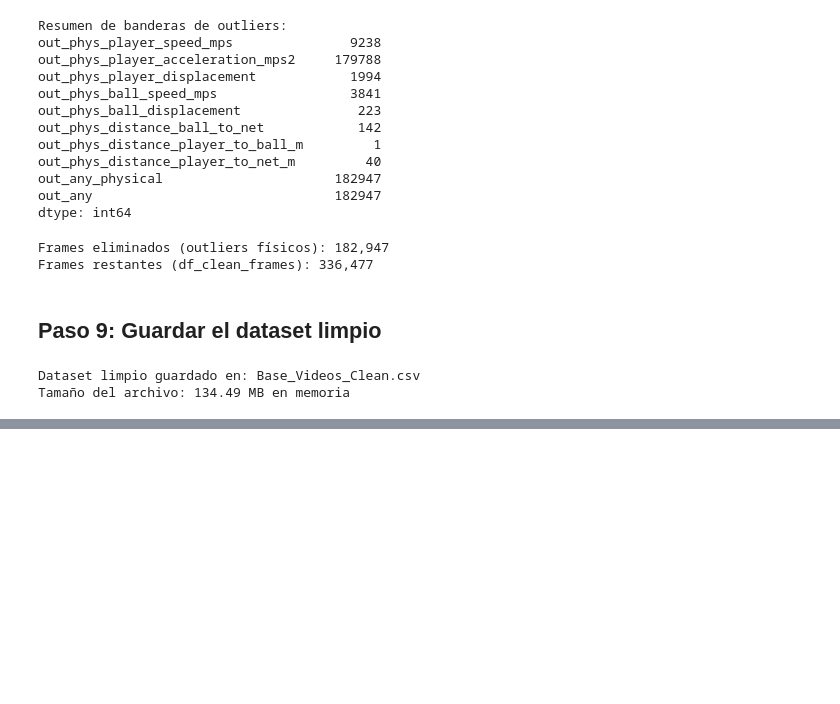
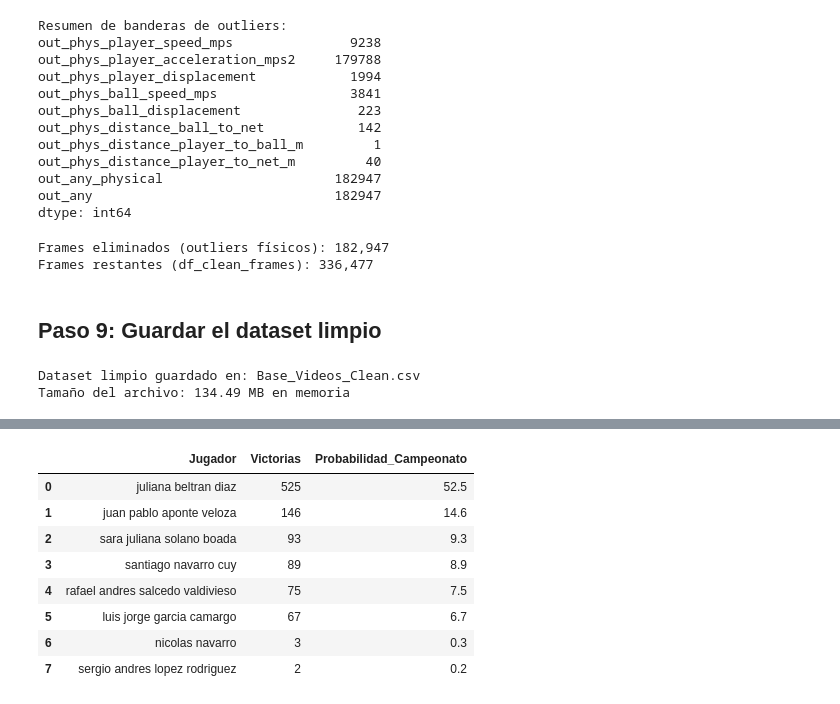
Before and after one commit to FerminEscalona/Paddle_Tournament_Predictor, a Jupyter notebook: Paddle_Predictor.ipynb, the cells around one changed output, grey strips where cells are left out. Cells and saved outputs as stored; diff of their text form; code cells hidden in the pictures; blank space fills up the shorter version.

```diff
--- a/Paddle_Predictor.ipynb
+++ b/Paddle_Predictor.ipynb
@@ -716,0 +810,81 @@ print(f"\nArchivo guardado exitosamente: {OUTPUT_MASTER}")
+# %%
+import random
+
+# 2. Perfilamiento y Simulación
+
+# Crear Perfiles (Promedio de features de video)
+df_perfiles = df_master.groupby('player_name_clean')[features_video].mean().reset_index()
+
+# Agregar datos de Encuesta (Estado Físico y Experiencia)
+# Tomamos el primer valor válido encontrado
+def get_first_valid(x):
+    valid = x.dropna()
+    return valid.iloc[0] if not valid.empty else np.nan
+
+extra_cols = ['ESTADO_FISICO', 'EXPERIENCIA_PADEL', 'nombre_raw']
+# Asegurar que existan en df_master (por si acaso)
+for col in extra_cols:
+    if col not in df_master.columns:
+        df_master[col] = np.nan
+
+extra_info = df_master.groupby('player_name_clean')[extra_cols].agg(get_first_valid).reset_index()
+df_perfiles = pd.merge(df_perfiles, extra_info, on='player_name_clean')
+
+# Funciones de Simulación
+def simular_enfrentamiento(jugador_A, jugador_B, modelo):
+    # Obtener perfiles
+    perfil_A = df_perfiles[df_perfiles['player_name_clean'] == jugador_A][features_video]
+    perfil_B = df_perfiles[df_perfiles['player_name_clean'] == jugador_B][features_video]
+
+    if perfil_A.empty or perfil_B.empty:
+        return random.choice([jugador_A, jugador_B]) # Fallback
+
+    # Predecir probabilidad de éxito
+    prob_A = modelo.predict_proba(perfil_A)[0, 1]
+    prob_B = modelo.predict_proba(perfil_B)[0, 1]
+
+    # Probabilidad relativa de victoria
+    # Evitar división por cero
+    total_prob = prob_A + prob_B
+    if total_prob == 0:
+        prob_victoria_A = 0.5
+    else:
+        prob_victoria_A = prob_A / total_prob
+
+    return jugador_A if random.random() < prob_victoria_A else jugador_B
+
+def simular_torneo(lista_jugadores, modelo):
+    ronda = lista_jugadores.copy()
+    random.shuffle(ronda)
+    while len(ronda) > 1:
+        siguiente = []
+        # Asegurar número par para emparejamientos
+        if len(ronda) % 2 != 0:
+             siguiente.append(ronda.pop())
+
+        for i in range(0, len(ronda), 2):
+            ganador = simular_enfrentamiento(ronda[i], ronda[i+1], modelo)
+            siguiente.append(ganador)
+        ronda = siguiente
+    return ronda[0]
+
+# Ejecución Monte Carlo
+top_players = df_master['player_name_clean'].value_counts().head(8).index.tolist()
+if len(top_players) < 8:
+    print(f"Warning: Simulando con {len(top_players)} jugadores.")
+
+n_sims = 1000
+victorias = {p: 0 for p in top_players}
+
+for _ in range(n_sims):
+    campeon = simular_torneo(top_players, model)
+    if campeon in victorias:
+        victorias[campeon] += 1
+
+ranking = pd.DataFrame(list(victorias.items()), columns=['Jugador', 'Victorias'])
+ranking['Probabilidad_Campeonato'] = (ranking['Victorias'] / n_sims) * 100
+ranking = ranking.sort_values('Probabilidad_Campeonato', ascending=False).reset_index(drop=True)
+
+print("\n--- Ranking de Probabilidad de Campeonato ---")
+display(ranking)
+# %% [output]
@@ -716,0 +892,9 @@ print(f"\nArchivo guardado exitosamente: {OUTPUT_MASTER}")
+|  | Jugador | Victorias | Probabilidad_Campeonato |
+| 0 | juliana beltran diaz | 525 | 52.5 |
+| 1 | juan pablo aponte veloza | 146 | 14.6 |
+| 2 | sara juliana solano boada | 93 | 9.3 |
+| 3 | santiago navarro cuy | 89 | 8.9 |
+| 4 | rafael andres salcedo valdivieso | 75 | 7.5 |
+| 5 | luis jorge garcia camargo | 67 | 6.7 |
+| 6 | nicolas navarro | 3 | 0.3 |
+| 7 | sergio andres lopez rodriguez | 2 | 0.2 |
```
Also changed, not shown: parts of 14 cells of this notebook.
